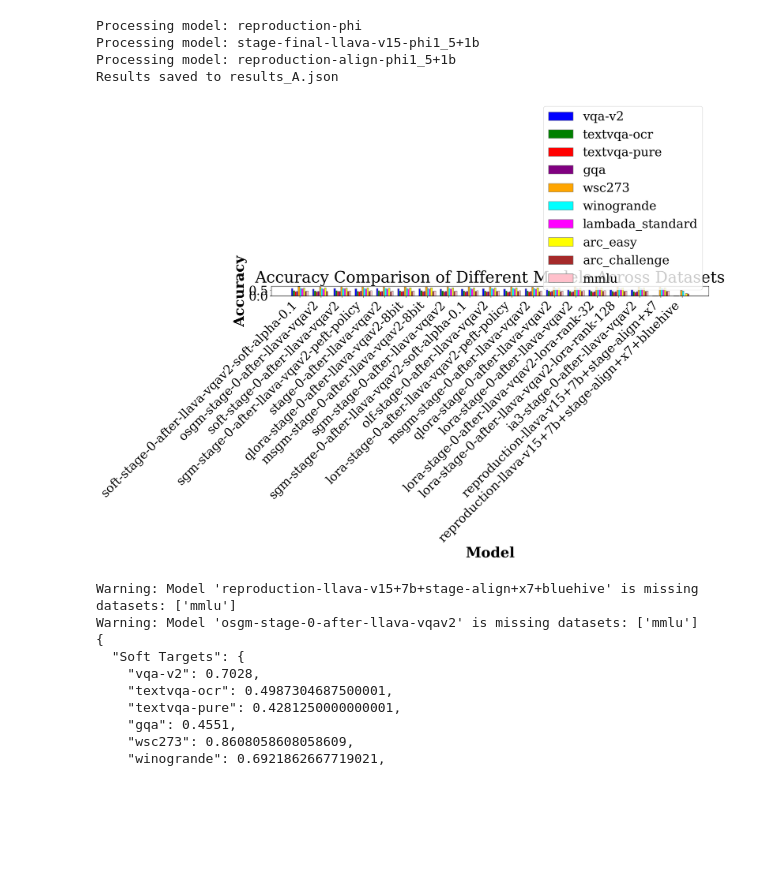
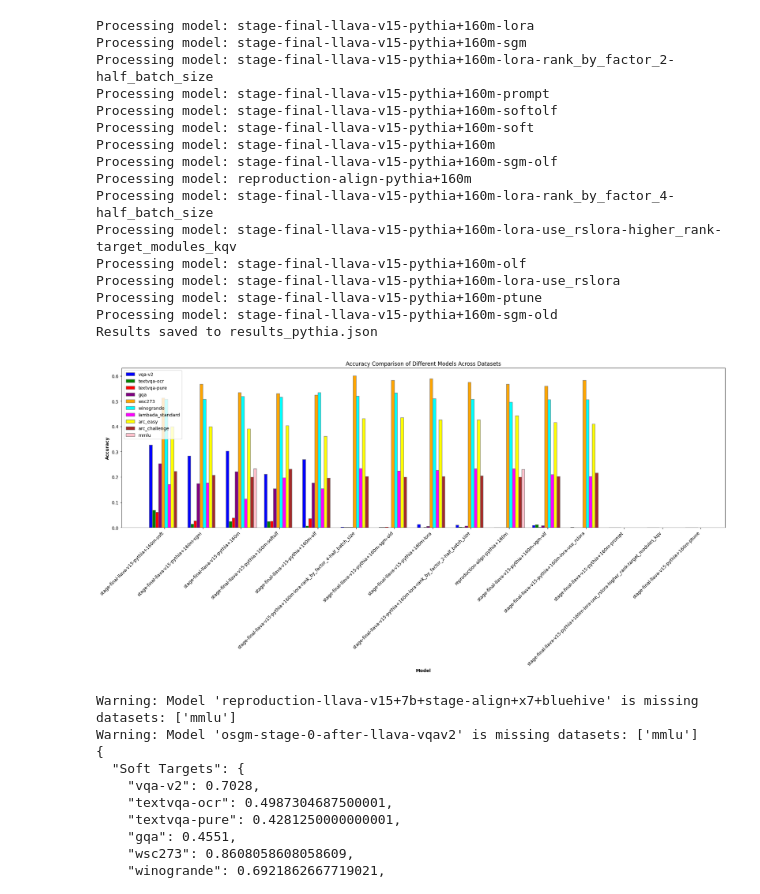
Before and after one commit to shikhar-srivastava/prismatic-vlms, a Jupyter notebook: parse_all_others.ipynb, the cells around one changed output. Saved outputs shown, nothing was run; the diff lists cells and outputs as text; code cells hidden in the pictures; blank space fills up the shorter version.

```diff
--- a/parse_all_others.ipynb
+++ b/parse_all_others.ipynb
@@ -17,7 +17,7 @@ result = {}
 # Iterate through each model folder under the root directory
 for model_name in os.listdir(root_dir):
     model_path = os.path.join(root_dir, model_name)
-    if ('phi' not in model_path):
+    if ('pythia+160m' not in model_path):
         continue
     if os.path.isdir(model_path):
         print(f"Processing model: {model_name}")
@@ -60,36 +60,48 @@ for model_name in os.listdir(root_dir):
                         if acc is not None:
                             model_result[nlu_dataset] = acc
 
-        # Parse MMLU results
-        mmlu_path = os.path.join(model_path, 'nlp/mmlu', 'results.json')
-        if os.path.isfile(mmlu_path):
-            with open(mmlu_path, 'r') as f:
-                mmlu_results = json.load(f).get('results', {})
-                mmlu_acc = mmlu_results.get('mmlu', {}).get('acc,none')
-                if mmlu_acc is not None:
-                    model_result['mmlu'] = mmlu_acc
+        # # Parse MMLU results
+        # mmlu_path = os.path.join(model_path, 'nlp/mmlu', 'results.json')
+        # if os.path.isfile(mmlu_path):
+        #     with open(mmlu_path, 'r') as f:
+        #         mmlu_results = json.load(f).get('results', {})
+        #         mmlu_acc = mmlu_results.get('mmlu', {}).get('acc,none')
+        #         if mmlu_acc is not None:
+        #             model_result['mmlu'] = mmlu_acc
 
         # Add the model results to the final result dictionary
         if model_result:
             result[model_name] = model_result
 
-# Save the final JSON to results_A.json
-with open('results_A.json', 'w') as f:
+# Save the final JSON to results_pythia.json
+with open('results_pythia.json', 'w') as f:
     json.dump(result, f, indent=2)
 
-print(f"Results saved to results_A.json")
+print(f"Results saved to results_pythia.json")
 # %% [output]
-Processing model: reproduction-phi
-Processing model: stage-final-llava-v15-phi1_5+1b
-Processing model: reproduction-align-phi1_5+1b
-Results saved to results_A.json
+Processing model: stage-final-llava-v15-pythia+160m-lora
+Processing model: stage-final-llava-v15-pythia+160m-sgm
+Processing model: stage-final-llava-v15-pythia+160m-lora-rank_by_factor_2-half_batch_size
+Processing model: stage-final-llava-v15-pythia+160m-prompt
+Processing model: stage-final-llava-v15-pythia+160m-softolf
+Processing model: stage-final-llava-v15-pythia+160m-soft
+Processing model: stage-final-llava-v15-pythia+160m
+Processing model: stage-final-llava-v15-pythia+160m-sgm-olf
+Processing model: reproduction-align-pythia+160m
+Processing model: stage-final-llava-v15-pythia+160m-lora-rank_by_factor_4-half_batch_size
+Processing model: stage-final-llava-v15-pythia+160m-lora-use_rslora-higher_rank-target_modules_kqv
+Processing model: stage-final-llava-v15-pythia+160m-olf
+Processing model: stage-final-llava-v15-pythia+160m-lora-use_rslora
+Processing model: stage-final-llava-v15-pythia+160m-ptune
+Processing model: stage-final-llava-v15-pythia+160m-sgm-old
+Results saved to results_pythia.json
 # %%
 import json
 import matplotlib.pyplot as plt
 import numpy as np
 
 # Load the results data from the file
-results_file = 'results_A.json'
+results_file = 'results_pythia.json'
 with open(results_file, 'r') as f:
     result = json.load(f)
 
@@ -122,34 +134,34 @@ dataset_accuracies = {dataset: [accuracies[i] for accuracies in sorted_accuracie
 bar_width = 0.08
 
 # Set the positions of the bars on the x-axis
 r = [np.arange(len(models))]
 for i in range(1, len(datasets)):
     r.append([x + bar_width for x in r[i-1]])
 
 # Create the plot
 plt.figure(figsize=(20, 10))
 
 # Create bars
 colors = ['blue', 'green', 'red', 'purple', 'orange', 'cyan', 'magenta', 'yellow', 'brown', 'pink']
 for i, dataset in enumerate(datasets):
     plt.bar(r[i], dataset_accuracies[dataset], color=colors[i % len(colors)], width=bar_width, edgecolor='grey', label=dataset)
 
 # Add xticks on the middle of the group bars
 plt.xlabel('Model', fontweight='bold')
 plt.xticks([r + bar_width * (len(datasets) - 1) / 2 for r in range(len(models))], models, rotation=45, ha='right')
 
 # Add labels
 plt.ylabel('Accuracy', fontweight='bold')
 plt.title('Accuracy Comparison of Different Models Across Datasets')
 
 # Create legend
 plt.legend()
 
 # Show the plot
 plt.tight_layout()
 plt.show()
 # %% [output]
-[figure, old version]
+[figure, new version]
 # %%
 import json
 import numpy as np
```
Also changed, not shown: parts of 1 cell of this notebook, 6 other files.
